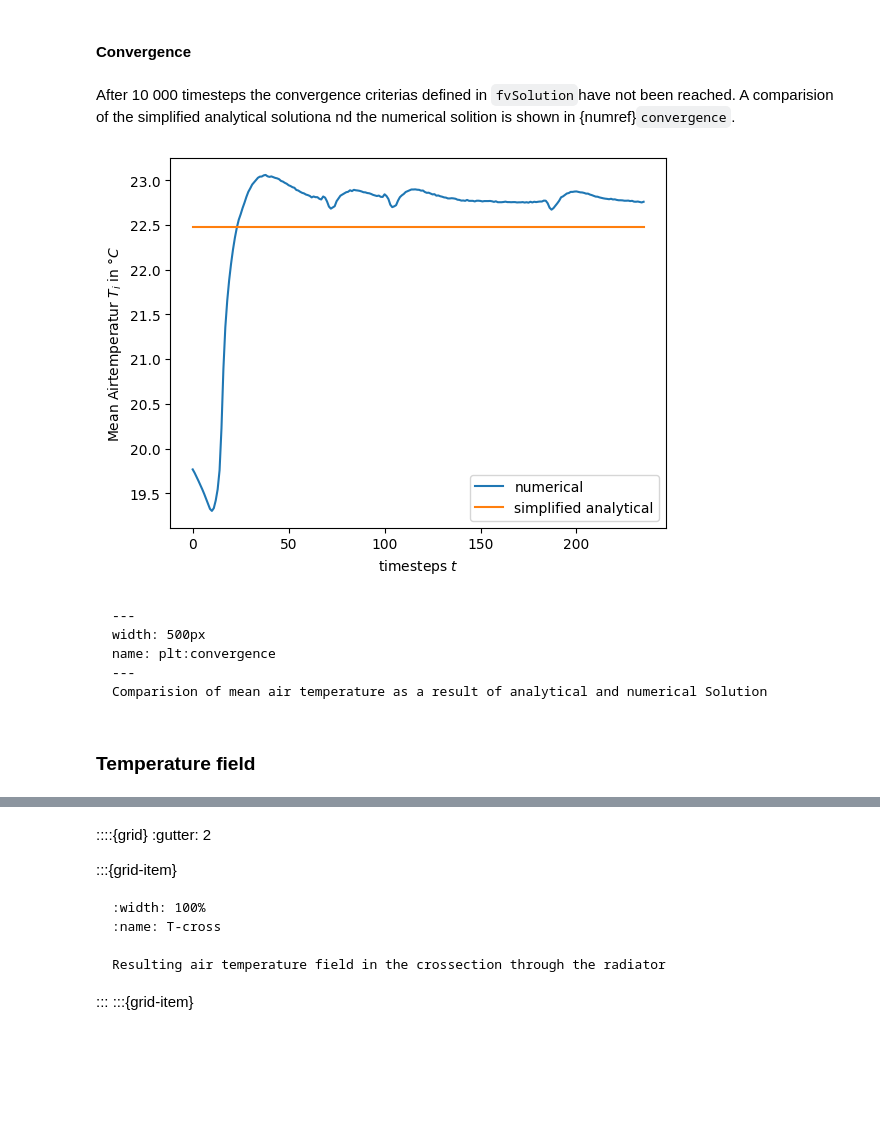
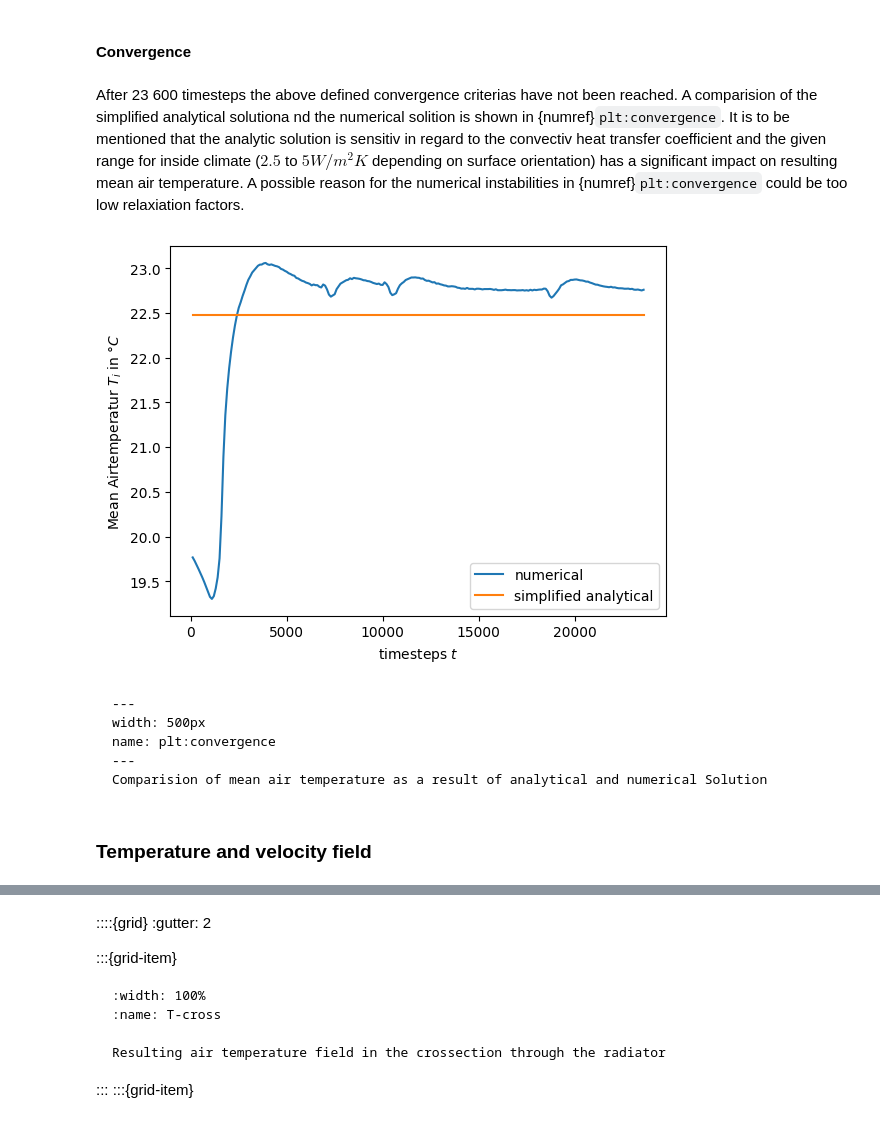
Before and after one commit to SchnFlo/-AdvNumMetExc, a Jupyter notebook: _sources/Aufgabe6.ipynb, the cells around one changed output, grey strips where cells are left out. Saved outputs shown, nothing was run; the diff lists cells and outputs as text; code cells hidden in the pictures; blank space fills up the shorter version.

````diff
--- a/_sources/Aufgabe6.ipynb
+++ b/_sources/Aufgabe6.ipynb
@@ -288,26 +303,27 @@ array([22.47987913])
 # %% [markdown]
 #### Convergence
 # %% [markdown]
-After 10 000 timesteps the convergence criterias defined in `fvSolution`have not been reached. A comparision of the simplified analytical solutiona nd the numerical solition is shown in {numref}`convergence`.
+After 23 600 timesteps the above defined convergence criterias have not been reached. A comparision of the simplified analytical solutiona nd the numerical solition is shown in {numref}`plt:convergence`. It is to be mentioned that the analytic solution is sensitiv in regard to the convectiv heat transfer coefficient and the given range for inside climate ($2.5$ to $5 W/m^2K$ depending on surface orientation) has a significant impact on resulting mean air temperature. A possible reason for the numerical instabilities in {numref}`plt:convergence` could be too low relaxiation factors.
 # %%
 import pandas as pd
 import matplotlib.pyplot as plt
 
 
 df = pd.read_csv("./Data/Raum3_insideVolume.csv")
 
 df["T_ana"] = np.ones(len(df["avg(T)"])) * T
-df["avg(T)"].apply(lambda x: x/5/6/2.6 - 273.15).plot();
-df["T_ana"].plot();
+df["avg(T)"] = df["avg(T)"].apply(lambda x: x/5/6/2.6 - 273.15);
 
+plt.plot(df["Time"],df["avg(T)"])
+plt.plot(df["Time"],df["T_ana"])
 plt.legend(["numerical", "simplified analytical"])
 
 
 plt.xlabel("timesteps $t$");
 plt.ylabel("Mean Airtemperatur $T_i$ in $\degree C$");
 plt.savefig('./Figures/convergence.svg');
 # %% [output]
-[figure, old version]
+[figure, new version]
 # %% [markdown]
 ```{figure} ./Figures/convergence.svg
 ---
@@ -317,4 +333,4 @@ name: plt:convergence
 Comparision of mean air temperature as a result of analytical and numerical Solution
 ```
 # %% [markdown]
-### Temperature field
+### Temperature and velocity field
````
Also changed, not shown: parts of 19 cells of this notebook, 7 other files.
